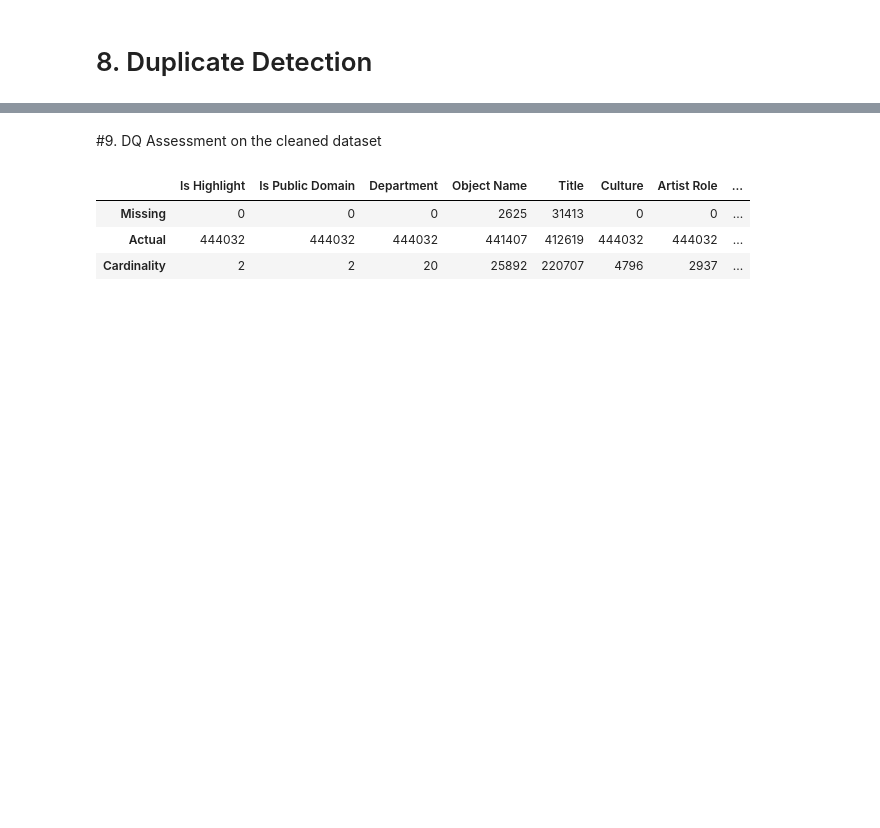
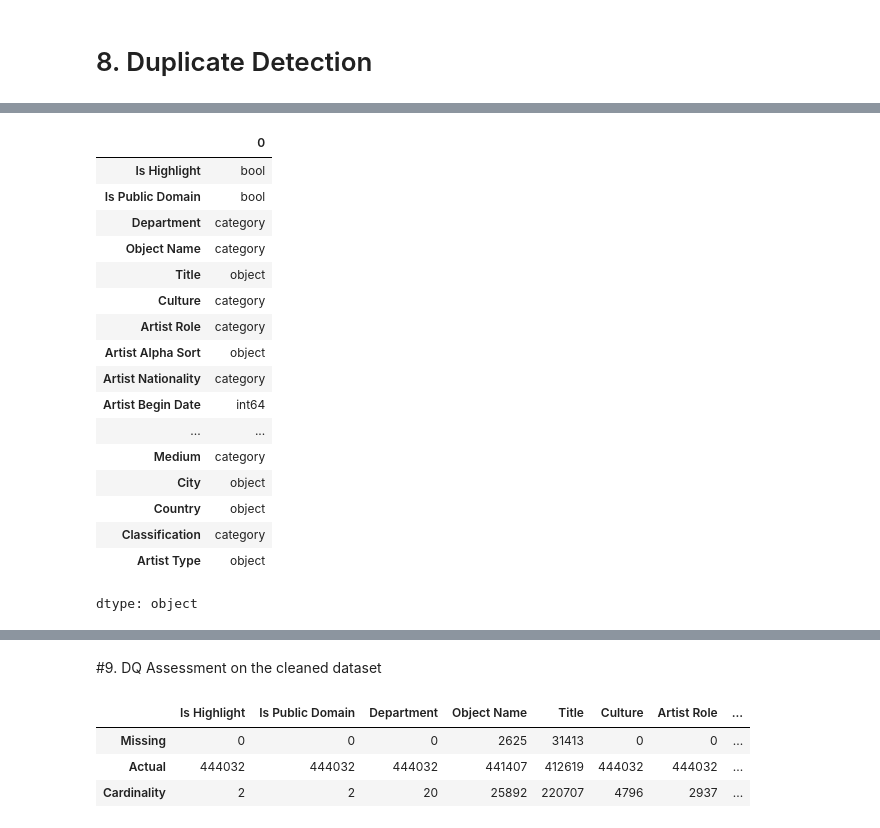
Before and after one commit to MoeinDSP/Data-and-Information-Quality, a Jupyter notebook: DIQ.ipynb, the cells around one changed output, grey strips where cells are left out. Drawn from its saved outputs; the diff is of its cells as text; code cells hidden in the pictures; blank space fills up the shorter version.

```diff
--- a/DIQ.ipynb
+++ b/DIQ.ipynb
@@ -2635 +2624,22 @@ Success! Saved single clean file: 'museum_data_final_unified.parquet'
+# %%
+df_missing_handling.dtypes
+# %% [output]
+|  | 0 |
+| Is Highlight | bool |
+| Is Public Domain | bool |
+| Department | category |
+| Object Name | category |
+| Title | object |
+| Culture | category |
+| Artist Role | category |
+| Artist Alpha Sort | object |
+| Artist Nationality | category |
+| Artist Begin Date | int64 |
+| ... | ... |
+| Medium | category |
+| City | object |
+| Country | object |
+| Classification | category |
+| Artist Type | object |
+dtype: object
 # %%
```
Also changed, not shown: parts of 42 cells of this notebook, 4 other files.
